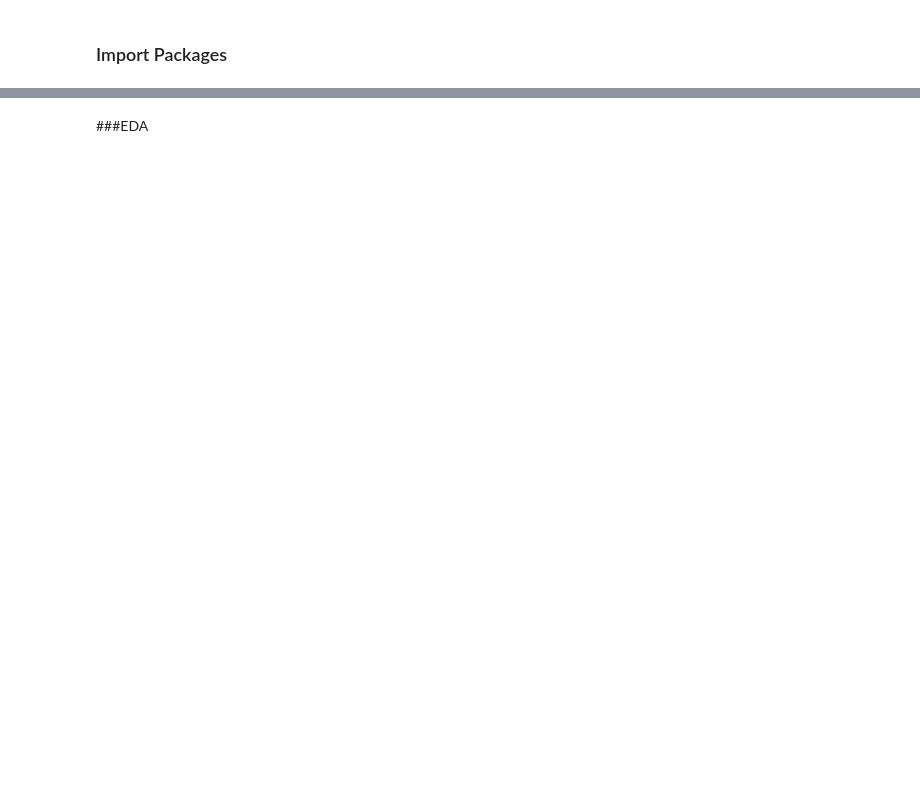
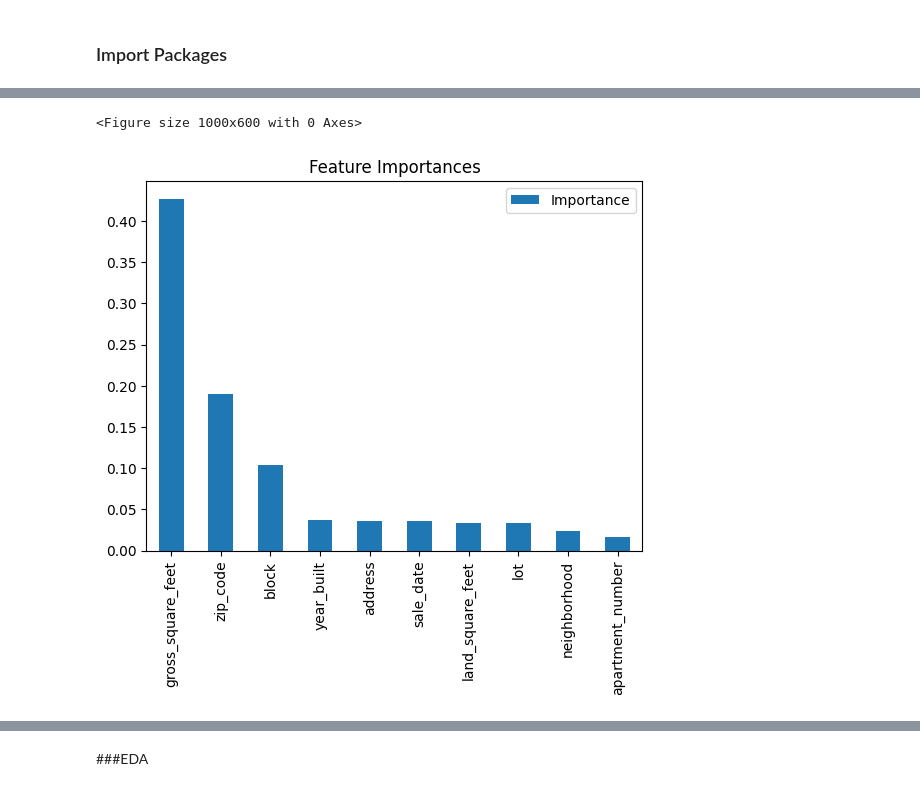
Before and after one commit to markmaroun/nyc-property-sales-prediction, a Jupyter notebook: notebooks/data_preprocessing_and_eda.ipynb, the cells around one changed output, grey strips where cells are left out. Saved outputs shown, nothing was run; the diff lists cells and outputs as text; code cells hidden in the pictures; blank space fills up the shorter version.

```diff
--- a/notebooks/data_preprocessing_and_eda.ipynb
+++ b/notebooks/data_preprocessing_and_eda.ipynb
@@ -32,0 +81,33 @@ import matplotlib.pyplot as plt
+# %%
+
+df['log_sale_price'] = numpy.log(df['sale_price'])
+X = df.drop(['sale_price', 'log_sale_price'], axis=1)
+y = df['log_sale_price']
+
+
+X_train, X_test, y_train, y_test = train_test_split(X, y, test_size=0.3, random_state=42)
+X_train = X_train.dropna()
+y_train = y_train[X_train.index]
+
+
+
+model = RandomForestRegressor(n_estimators=100, random_state=42)
+
+
+model.fit(X_train, y_train)
+
+
+importances = model.feature_importances_
+feature_names = X.columns
+
+
+feat_importances = pd.DataFrame(importances, index=feature_names, columns=["Importance"]).sort_values("Importance", ascending=False)
+
+
+plt.figure(figsize=(10, 6))
+feat_importances[:10].plot(kind='bar')
+plt.title('Feature Importances')
+plt.show()
+# %% [output]
+<Figure size 1000x600 with 0 Axes>
+[figure, added]
```
Also changed, not shown: parts of 9 cells of this notebook, 2 other files.
